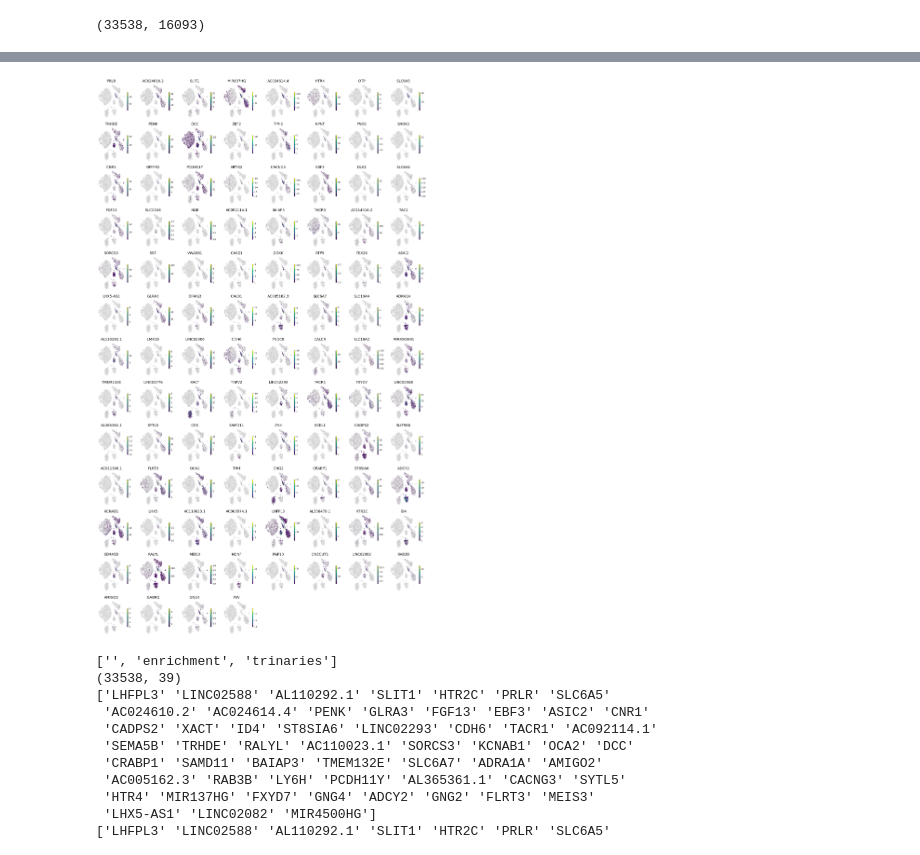
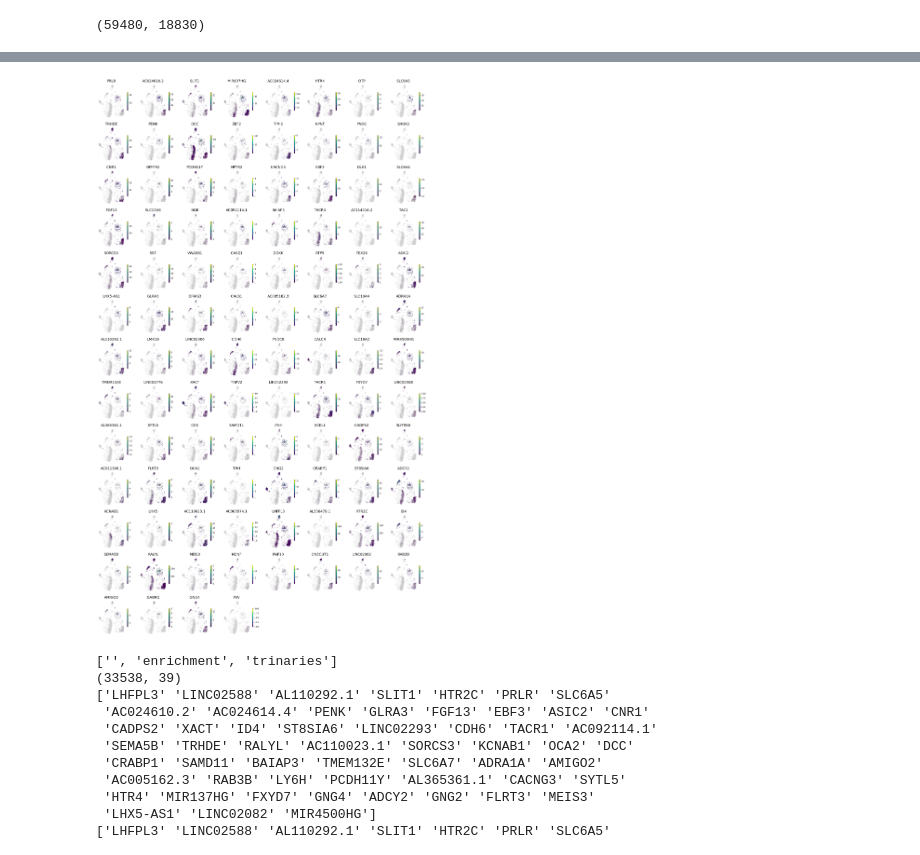
Before and after one commit to linnarsson-lab/chromograph, a Jupyter notebook: notebooks/Splatter_neuron_markers.ipynb, the cells around one changed output, grey strips where cells are left out. Saved outputs shown, nothing was run; the diff lists cells and outputs as text; code cells hidden in the pictures.

```diff
--- a/notebooks/Splatter_neuron_markers.ipynb
+++ b/notebooks/Splatter_neuron_markers.ipynb
@@ -25,8 +27,8 @@ nrows = int(np.ceil(len(genes)/8))
 fig, ax = plt.subplots(nrows,8, figsize=(30,(nrows*4)))
 ax = ax.flatten()
 
-f_RNA = '/data/proj/AllenInst/matched_analysis/RNA/data/All.loom'
-f_agg = '/data/proj/AllenInst/matched_analysis/RNA/data/All.agg.loom'
+f_RNA = '/proj/DEV_ATAC/Kim_PnEN/PnEN_All/All/All_RNA.loom'
+f_agg = '/proj/DEV_ATAC/Kim_PnEN/PnEN_All/All/All_RNA.agg.loom'
 emb = 'TSNE'
 with loompy.connect(f_RNA, 'r') as ds:
     print(ds.shape)
@@ -46,4 +48,4 @@ with loompy.connect(f_RNA, 'r') as ds:
         ax[i].axis('off')
         i += 1
 # %% [output]
-(33538, 16093)
+(59480, 18830)
@@ -50,4 +53,4 @@ with loompy.connect(f_RNA, 'r') as ds:
-[figure, old version]
+[figure, new version]
 # %%
 with loompy.connect(f_agg, 'r') as dsagg:
     print(dsagg.layers.keys())
```
Also changed, not shown: parts of 31 cells of this notebook, 42 other files.
